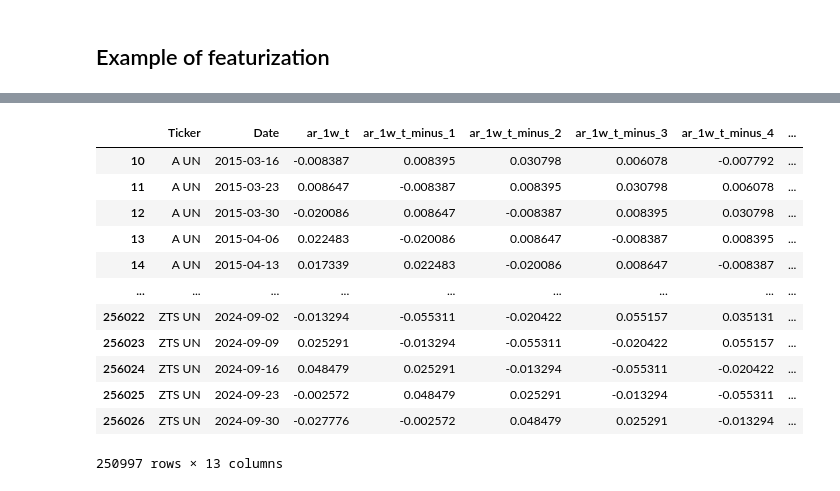
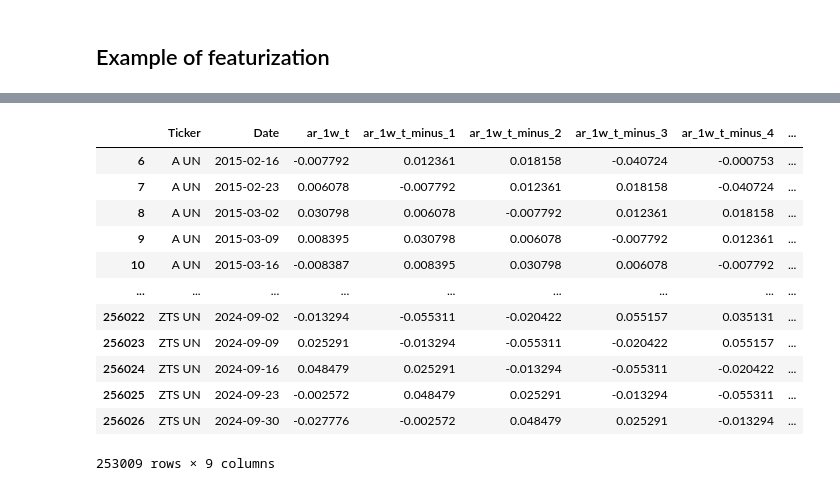
Before and after one commit to aashish-khub/bm_outperformers_project, a Jupyter notebook: dslc_documentation/02_eda.ipynb, the cells around one changed output, grey strips where cells are left out. Cells and saved outputs as stored; diff of their text form; code cells hidden in the pictures.

```diff
--- a/dslc_documentation/02_eda.ipynb
+++ b/dslc_documentation/02_eda.ipynb
@@ -146,17 +162,17 @@ dtype: object
 # %%
-featurized_active_returns_weekly = featurize_time_series(active_returns, "1w", 10)
-featurized_active_returns_weekly
+featurized_active_returns_weekly = featurize_time_series(active_returns, "1w", 6)
+featurized_active_returns_weekly.sort_values(["Ticker", "Date"])
 # %% [output]
 |  | Ticker | Date | ar_1w_t | ar_1w_t_minus_1 | ar_1w_t_minus_2 | ar_1w_t_minus_3 | ar_1w_t_minus_4 | ... |
+| 6 | A UN | 2015-02-16 | -0.007792 | 0.012361 | 0.018158 | -0.040724 | -0.000753 | ... |
+| 7 | A UN | 2015-02-23 | 0.006078 | -0.007792 | 0.012361 | 0.018158 | -0.040724 | ... |
+| 8 | A UN | 2015-03-02 | 0.030798 | 0.006078 | -0.007792 | 0.012361 | 0.018158 | ... |
+| 9 | A UN | 2015-03-09 | 0.008395 | 0.030798 | 0.006078 | -0.007792 | 0.012361 | ... |
 | 10 | A UN | 2015-03-16 | -0.008387 | 0.008395 | 0.030798 | 0.006078 | -0.007792 | ... |
-| 11 | A UN | 2015-03-23 | 0.008647 | -0.008387 | 0.008395 | 0.030798 | 0.006078 | ... |
-| 12 | A UN | 2015-03-30 | -0.020086 | 0.008647 | -0.008387 | 0.008395 | 0.030798 | ... |
-| 13 | A UN | 2015-04-06 | 0.022483 | -0.020086 | 0.008647 | -0.008387 | 0.008395 | ... |
-| 14 | A UN | 2015-04-13 | 0.017339 | 0.022483 | -0.020086 | 0.008647 | -0.008387 | ... |
 | ... | ... | ... | ... | ... | ... | ... | ... | ... |
 | 256022 | ZTS UN | 2024-09-02 | -0.013294 | -0.055311 | -0.020422 | 0.055157 | 0.035131 | ... |
 | 256023 | ZTS UN | 2024-09-09 | 0.025291 | -0.013294 | -0.055311 | -0.020422 | 0.055157 | ... |
 | 256024 | ZTS UN | 2024-09-16 | 0.048479 | 0.025291 | -0.013294 | -0.055311 | -0.020422 | ... |
 | 256025 | ZTS UN | 2024-09-23 | -0.002572 | 0.048479 | 0.025291 | -0.013294 | -0.055311 | ... |
 | 256026 | ZTS UN | 2024-09-30 | -0.027776 | -0.002572 | 0.048479 | 0.025291 | -0.013294 | ... |
-250997 rows × 13 columns
+253009 rows × 9 columns
```
Also changed, not shown: parts of 4 cells of this notebook.
